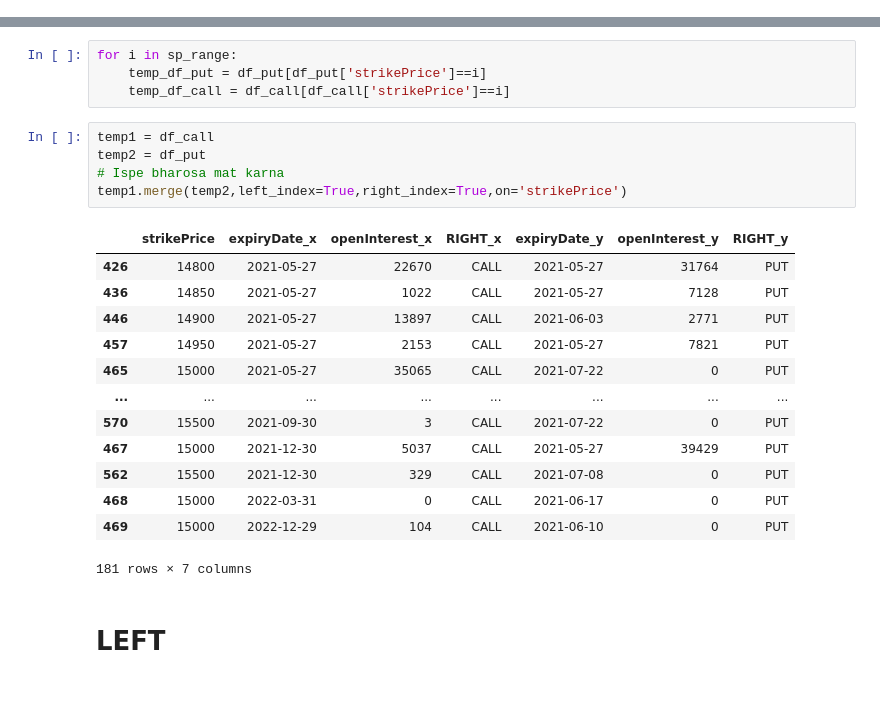
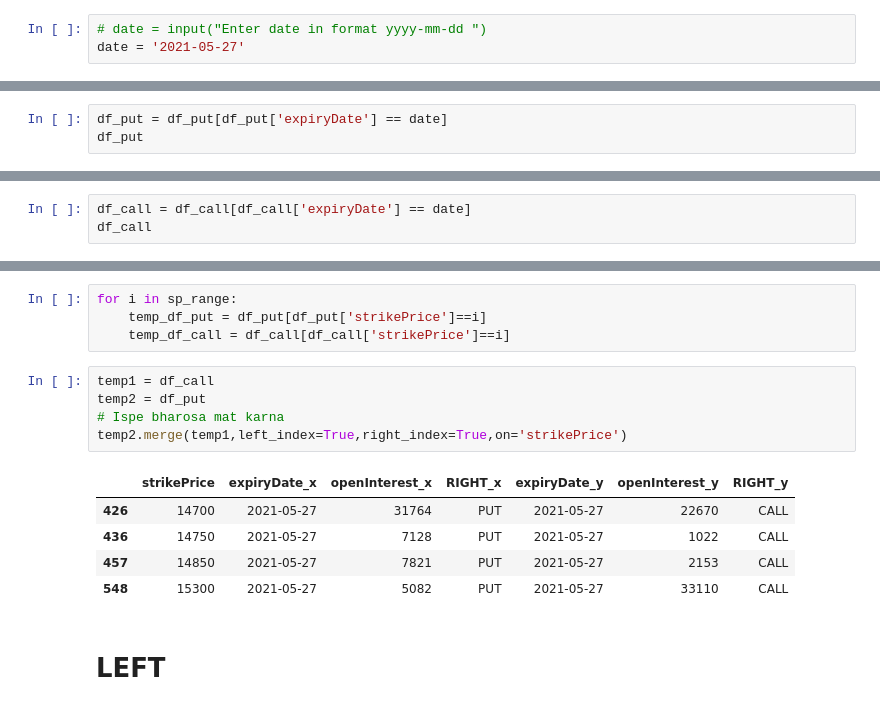
Before and after one commit to techhuv/NSE_Option_Chains, a Jupyter notebook: NSE Web Scrapper Chetan.ipynb, the cells around one changed output, grey strips where cells are left out. Drawn from its saved outputs; the diff is of its cells as text.

```diff
--- a/NSE Web Scrapper Chetan.ipynb
+++ b/NSE Web Scrapper Chetan.ipynb
@@ -40,6 +40,9 @@ underlying_value = int(res[0]['PE']['underlyingValue'])
 type(underlying_value)
 # %% [output]
 int
+# %%
+# date = input("Enter date in format yyyy-mm-dd ")
+date = '2021-05-27'
 # %%
 data = [d.get('CE') for d in res]
 data_cleaned = list(filter(None, data))
@@ -58,3 +61,6 @@ df_call.sort_values(by=['expiryDate','strikePrice'],inplace=True)
 
 df_put = df_put[col_list]
 df_call = df_call[col_list]
+# %%
+df_put = df_put[df_put['expiryDate'] == date]
+df_put
@@ -60,0 +81,3 @@ df_call = df_call[col_list]
+# %%
+df_call = df_call[df_call['expiryDate'] == date]
+df_call
@@ -88,22 +136,14 @@ for i in sp_range:
 # %%
 temp1 = df_call
 temp2 = df_put
 # Ispe bharosa mat karna
-temp1.merge(temp2,left_index=True,right_index=True,on='strikePrice')
+temp2.merge(temp1,left_index=True,right_index=True,on='strikePrice')
 # %% [output]
 |  | strikePrice | expiryDate_x | openInterest_x | RIGHT_x | expiryDate_y | openInterest_y | RIGHT_y |
-| 426 | 14800 | 2021-05-27 | 22670 | CALL | 2021-05-27 | 31764 | PUT |
-| 436 | 14850 | 2021-05-27 | 1022 | CALL | 2021-05-27 | 7128 | PUT |
-| 446 | 14900 | 2021-05-27 | 13897 | CALL | 2021-06-03 | 2771 | PUT |
-| 457 | 14950 | 2021-05-27 | 2153 | CALL | 2021-05-27 | 7821 | PUT |
-| 465 | 15000 | 2021-05-27 | 35065 | CALL | 2021-07-22 | 0 | PUT |
-| ... | ... | ... | ... | ... | ... | ... | ... |
-| 570 | 15500 | 2021-09-30 | 3 | CALL | 2021-07-22 | 0 | PUT |
-| 467 | 15000 | 2021-12-30 | 5037 | CALL | 2021-05-27 | 39429 | PUT |
-| 562 | 15500 | 2021-12-30 | 329 | CALL | 2021-07-08 | 0 | PUT |
-| 468 | 15000 | 2022-03-31 | 0 | CALL | 2021-06-17 | 0 | PUT |
-| 469 | 15000 | 2022-12-29 | 104 | CALL | 2021-06-10 | 0 | PUT |
+| 426 | 14700 | 2021-05-27 | 31764 | PUT | 2021-05-27 | 22670 | CALL |
+| 436 | 14750 | 2021-05-27 | 7128 | PUT | 2021-05-27 | 1022 | CALL |
+| 457 | 14850 | 2021-05-27 | 7821 | PUT | 2021-05-27 | 2153 | CALL |
+| 548 | 15300 | 2021-05-27 | 5082 | PUT | 2021-05-27 | 33110 | CALL |
-181 rows × 7 columns
 # %% [markdown]
 # LEFT
 # %% [raw]
```
Also changed, not shown: parts of 12 cells of this notebook.
